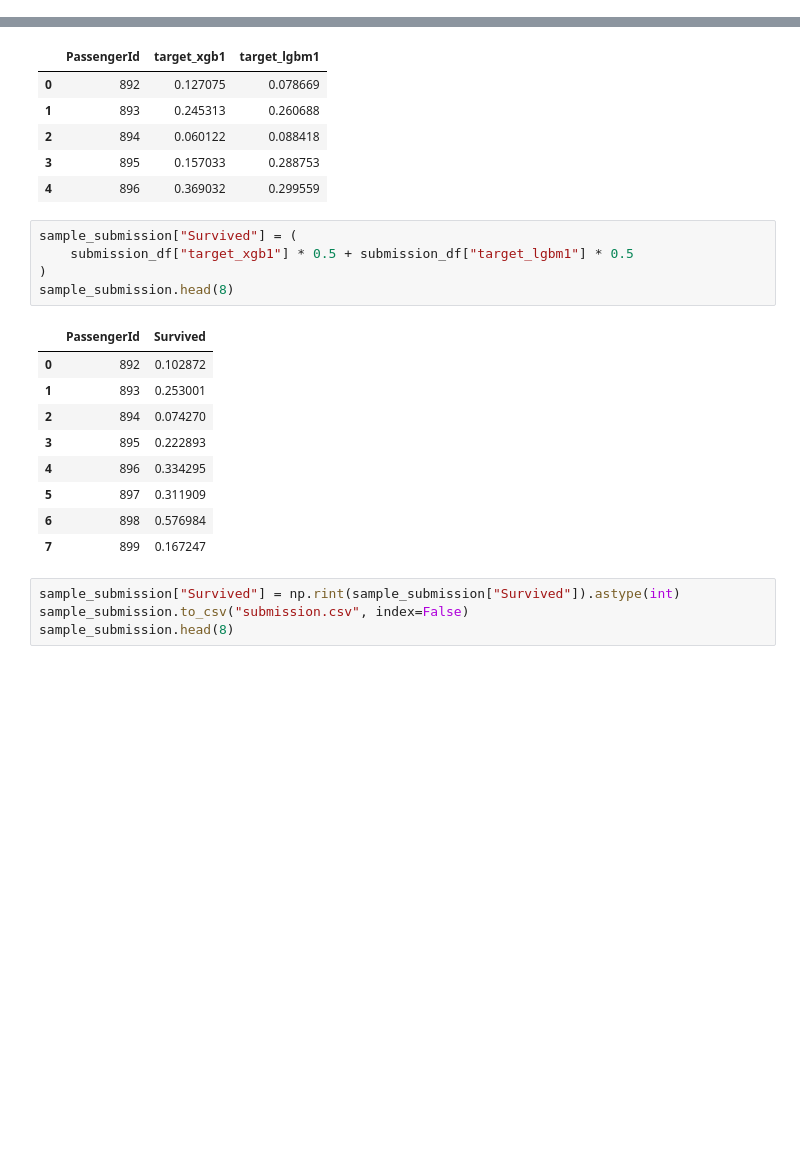
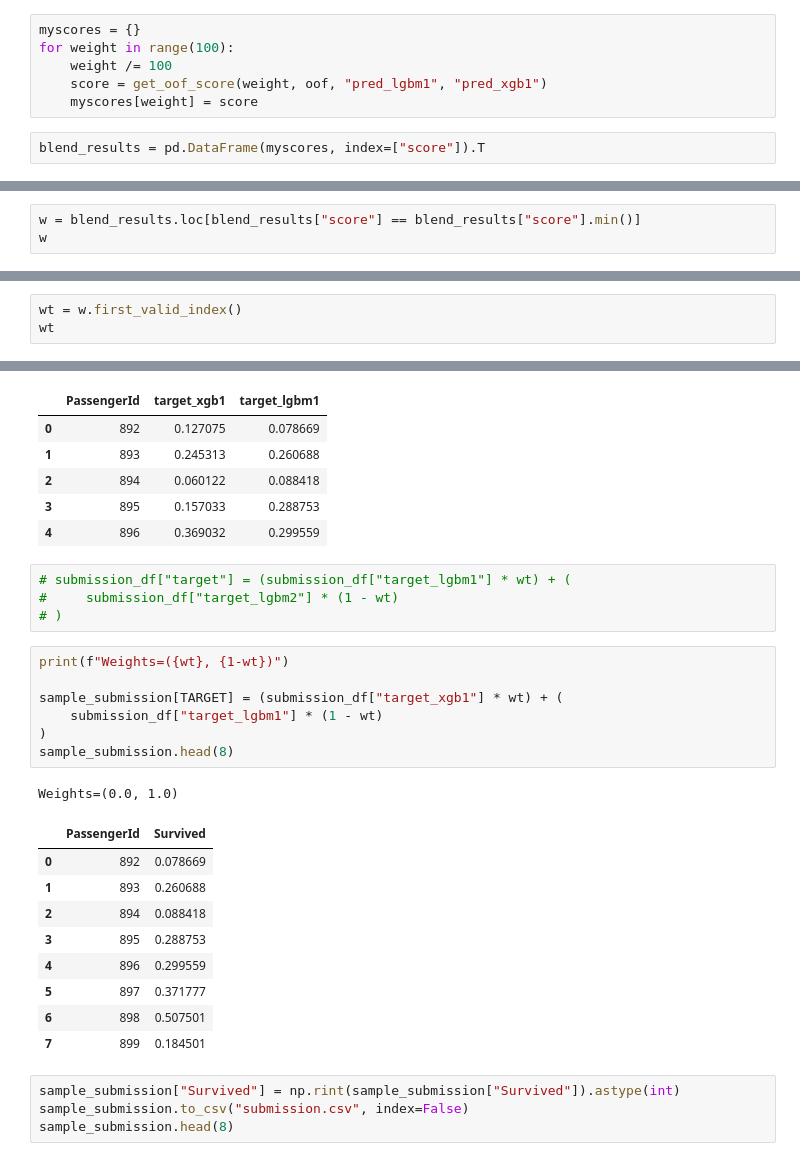
Before and after one commit to melling/ml-kaggle-titanic, a Jupyter notebook: titanic-xgb-lgbm-blend.ipynb, the cells around one changed output, grey strips where cells are left out. Cells and saved outputs as stored; diff of their text form; blank space fills up the shorter version.

Commit message:
Kaggle Notebook | Titanic: XGB+LGBM Blend | Version 6

```diff
--- a/titanic-xgb-lgbm-blend.ipynb
+++ b/titanic-xgb-lgbm-blend.ipynb
@@ -705,0 +801,8 @@ final_valid_predictions_df.to_csv("train_pred_xgb.csv", index=False)
+# %%
+myscores = {}
+for weight in range(100):
+    weight /= 100
+    score = get_oof_score(weight, oof, "pred_lgbm1", "pred_xgb1")
+    myscores[weight] = score
+# %%
+blend_results = pd.DataFrame(myscores, index=["score"]).T
@@ -705,0 +829,3 @@ final_valid_predictions_df.to_csv("train_pred_xgb.csv", index=False)
+# %%
+w = blend_results.loc[blend_results["score"] == blend_results["score"].min()]
+w
@@ -705,0 +835,3 @@ final_valid_predictions_df.to_csv("train_pred_xgb.csv", index=False)
+# %%
+wt = w.first_valid_index()
+wt
@@ -775,21 +869,28 @@ submission_df.head()
 | 2 | 894 | 0.060122 | 0.088418 |
 | 3 | 895 | 0.157033 | 0.288753 |
 | 4 | 896 | 0.369032 | 0.299559 |
+# %%
+# submission_df["target"] = (submission_df["target_lgbm1"] * wt) + (
+#     submission_df["target_lgbm2"] * (1 - wt)
+# )
 # %%
-sample_submission["Survived"] = (
-    submission_df["target_xgb1"] * 0.5 + submission_df["target_lgbm1"] * 0.5
+print(f"Weights=({wt}, {1-wt})")
+
+sample_submission[TARGET] = (submission_df["target_xgb1"] * wt) + (
+    submission_df["target_lgbm1"] * (1 - wt)
 )
 sample_submission.head(8)
 # %% [output]
+Weights=(0.0, 1.0)
 |  | PassengerId | Survived |
-| 0 | 892 | 0.102872 |
-| 1 | 893 | 0.253001 |
-| 2 | 894 | 0.074270 |
-| 3 | 895 | 0.222893 |
-| 4 | 896 | 0.334295 |
-| 5 | 897 | 0.311909 |
-| 6 | 898 | 0.576984 |
-| 7 | 899 | 0.167247 |
+| 0 | 892 | 0.078669 |
+| 1 | 893 | 0.260688 |
+| 2 | 894 | 0.088418 |
+| 3 | 895 | 0.288753 |
+| 4 | 896 | 0.299559 |
+| 5 | 897 | 0.371777 |
+| 6 | 898 | 0.507501 |
+| 7 | 899 | 0.184501 |
 # %%
 sample_submission["Survived"] = np.rint(sample_submission["Survived"]).astype(int)
 sample_submission.to_csv("submission.csv", index=False)
```
Also changed, not shown: parts of 23 cells of this notebook.
